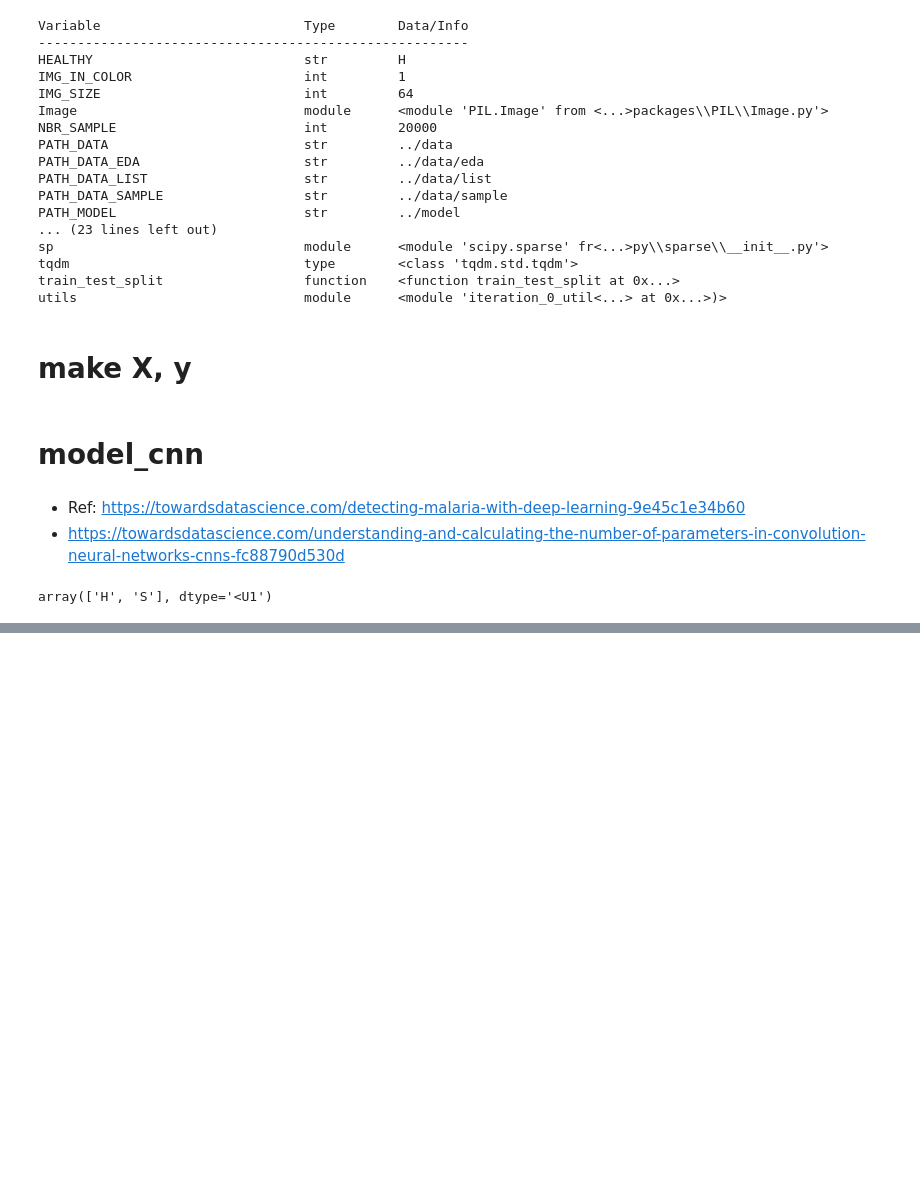
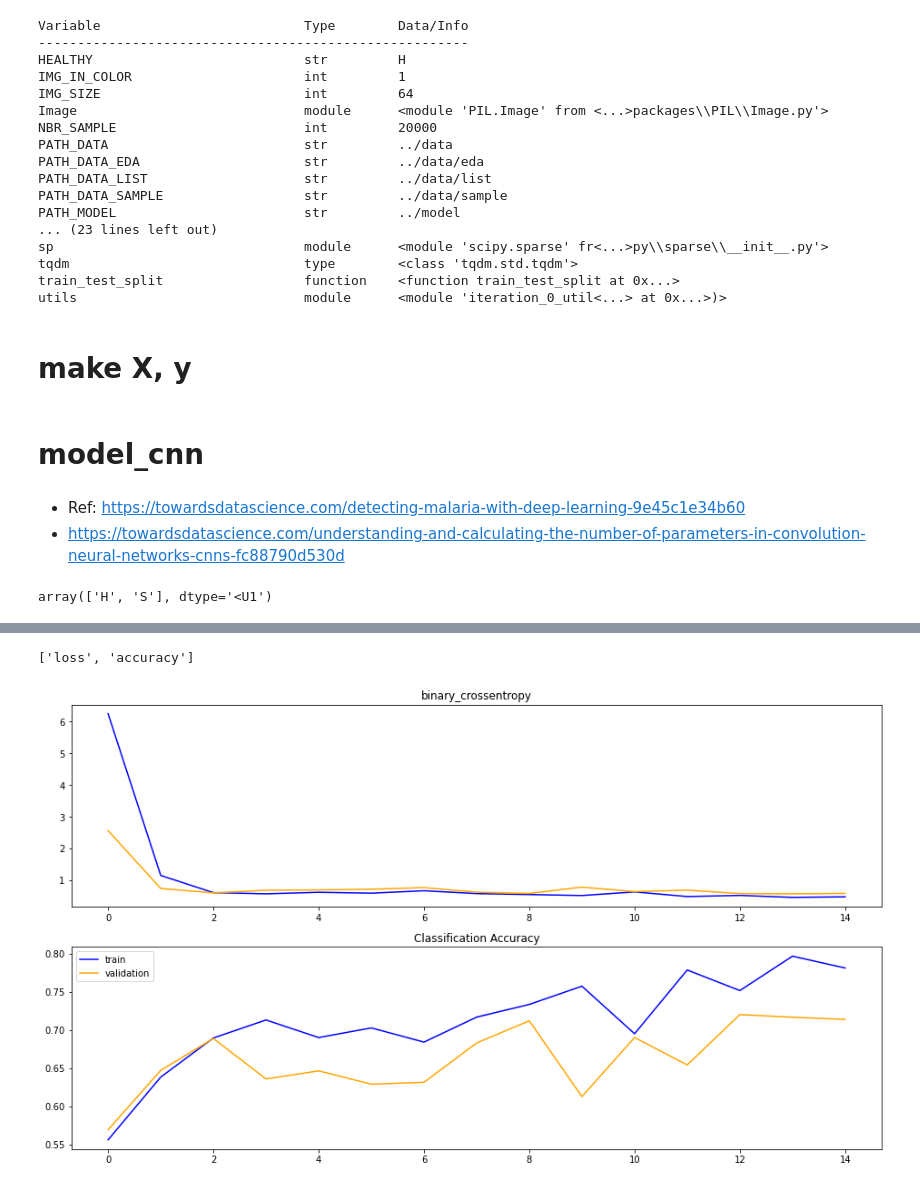
Before and after one commit to kbenmus02/A62-EquipeCV, a Jupyter notebook: notebook/iteration_3_model_3_cnn.ipynb, the cells around one changed output, grey strips where cells are left out. Cells and saved outputs as stored; diff of their text form; code cells hidden in the pictures; blank space fills up the shorter version.

Commit message:
push model_cnn_2

```diff
--- a/notebook/iteration_3_model_3_cnn.ipynb
+++ b/notebook/iteration_3_model_3_cnn.ipynb
@@ -138,0 +174,21 @@ Epoch 1/25
+# %%
+print(model_cnn.metrics_names)
+# %% [output]
+['loss', 'accuracy']
+# %%
+plt.figure(figsize=(16,9))
+# plot loss
+plt.subplot(211)
+plt.title('binary_crossentropy')
+plt.plot(history.history['loss'], color='blue', label='train')
+plt.plot(history.history['val_loss'], color='orange', label='test')
+
+# plot accuracy
+plt.subplot(212)
+plt.title('Classification Accuracy')
+plt.plot(history.history['accuracy'], color='blue', label='train')
+plt.plot(history.history['val_accuracy'], color='orange', label='validation')
+plt.legend()
+plt.show()
+# %% [output]
+[figure, added]
```
Also changed, not shown: parts of 8 cells of this notebook.
